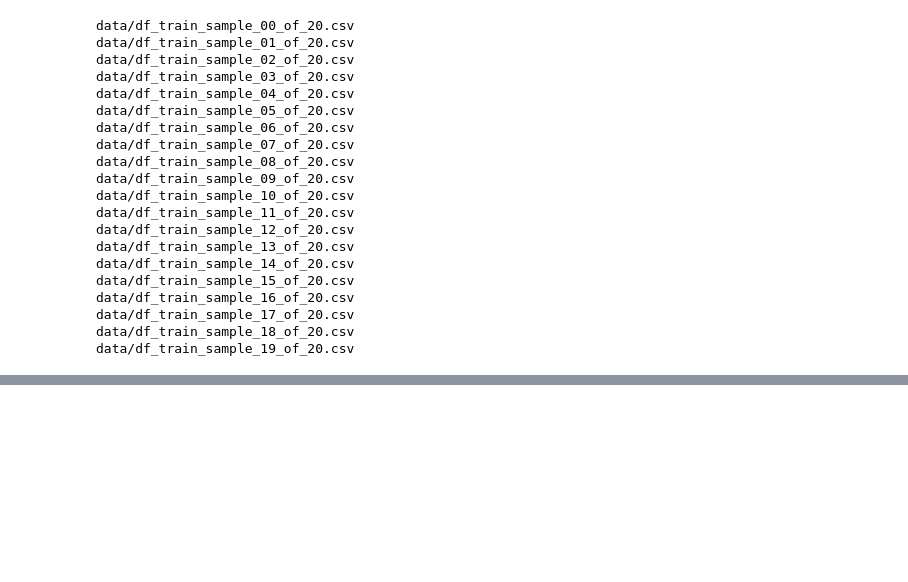
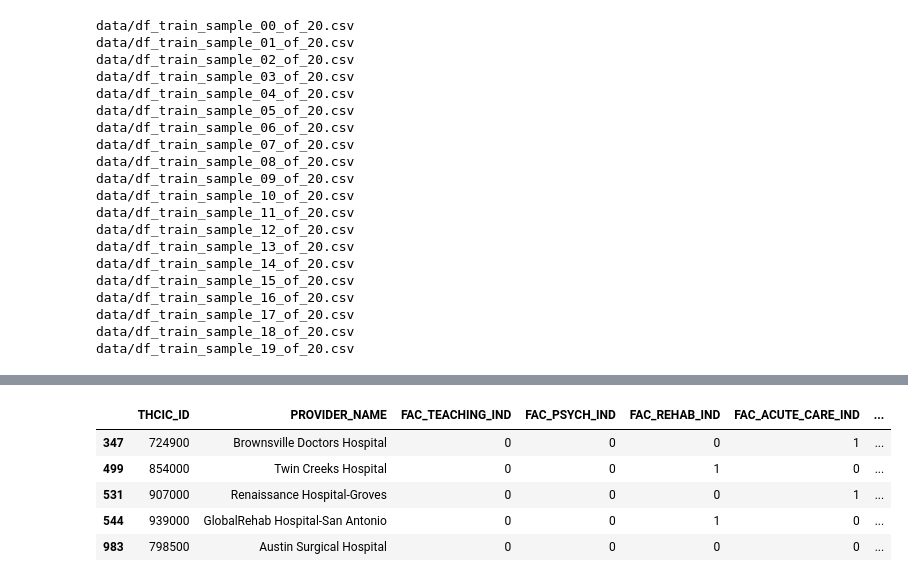
Before and after one commit to Esedicol/Data-Mining, a Jupyter notebook: TEXAS_DATASET/01-Import.ipynb, the cells around one changed output, grey strips where cells are left out. Saved outputs shown, nothing was run; the diff lists cells and outputs as text; code cells hidden in the pictures; blank space fills up the shorter version.

```diff
--- a/TEXAS_DATASET/01-Import.ipynb
+++ b/TEXAS_DATASET/01-Import.ipynb
@@ -157,0 +169,19 @@ FileNotFoundError: [Errno 2] File b'data/facility.csv' does not exist: b'data/fa
+# %%
+# Third clean: binarize row values
+def binarize(txt):
+    bin_swap = {"0":0, "A":1, "C":1, "X":1, "x":1}
+    return int(txt.replace(txt, str(bin_swap[txt])))
+
+for col in df_facility.columns[2:]:
+    df_facility[col] = df_facility[col].apply(lambda txt: binarize(str(txt)))
+# %%
+# save cleaned facility dataset
+df_facility.to_csv("data/facility.csv", index=False)
+df_facility.head()
+# %% [output]
+|  | THCIC_ID | PROVIDER_NAME | FAC_TEACHING_IND | FAC_PSYCH_IND | FAC_REHAB_IND | FAC_ACUTE_CARE_IND | ... |
+| 347 | 724900 | Brownsville Doctors Hospital | 0 | 0 | 0 | 1 | ... |
+| 499 | 854000 | Twin Creeks Hospital | 0 | 0 | 1 | 0 | ... |
+| 531 | 907000 | Renaissance Hospital-Groves | 0 | 0 | 0 | 1 | ... |
+| 544 | 939000 | GlobalRehab Hospital-San Antonio | 0 | 0 | 1 | 0 | ... |
+| 983 | 798500 | Austin Surgical Hospital | 0 | 0 | 0 | 0 | ... |
```
Also changed, not shown: parts of 17 cells of this notebook, 8 other files.
